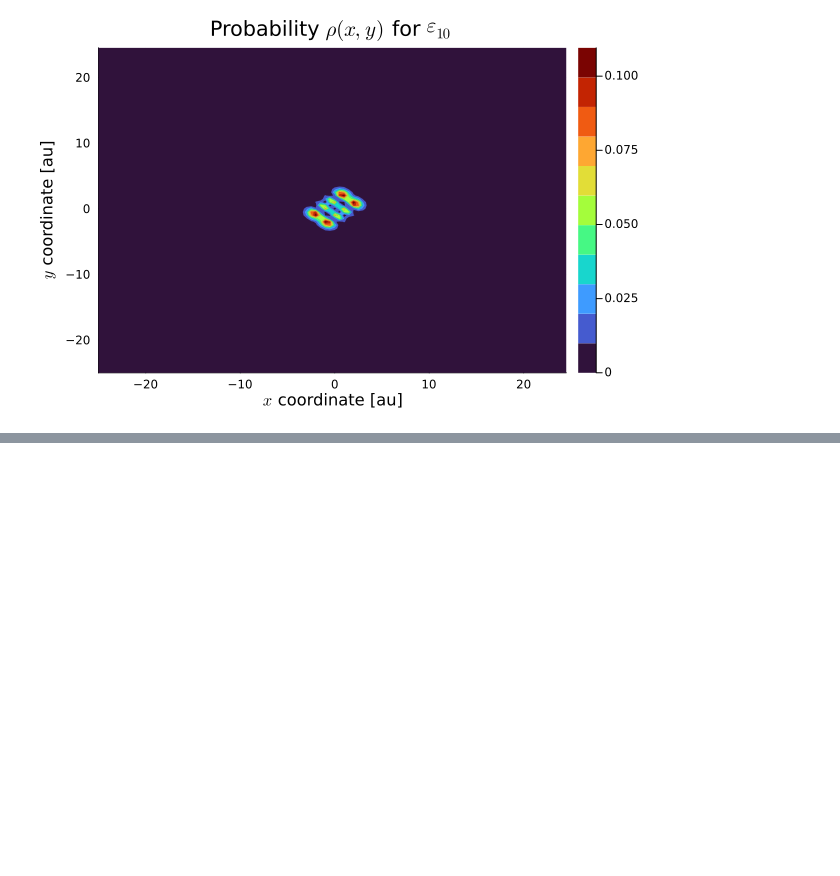
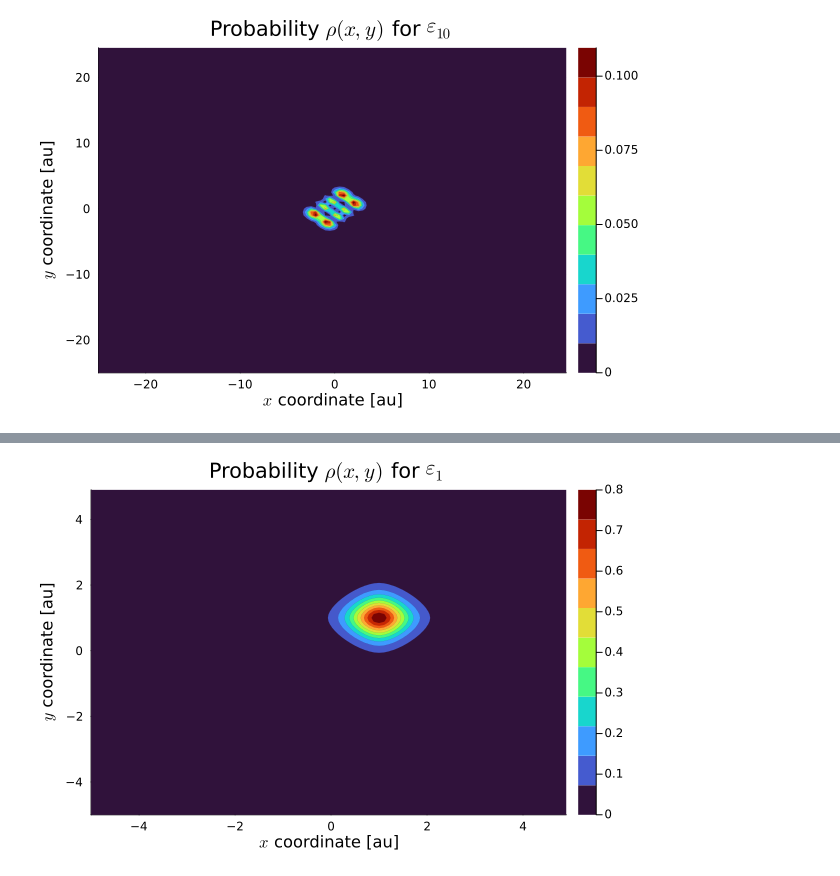
Before and after one commit to mendzmartin/FEMTISE_TUTORIAL, a Jupyter notebook: 030_experimentation/030_test/coulomb_potential_2D_parameter_variation/050_analysis/coulomb_potential_2D_parameter_variation.ipynb, the cells around one changed output, grey strips where cells are left out. Cells and saved outputs as stored; diff of their text form; code cells hidden in the pictures; blank space fills up the shorter version.

```diff
--- a/030_experimentation/030_test/coulomb_potential_2D_parameter_variation/050_analysis/coulomb_potential_2D_parameter_variation.ipynb
+++ b/030_experimentation/030_test/coulomb_potential_2D_parameter_variation/050_analysis/coulomb_potential_2D_parameter_variation.ipynb
@@ -87,4 +107,5 @@ effective_electronic_potential_2D (generic function with 1 method)
 path_repository="/home/$(kernel_dir)/github_repositories/my_repositories/FEMTISE_TUTORIAL/"
 path_input_file="$(path_repository)030_experimentation/030_test/coulomb_potential_2D_parameter_variation/020_input/"
 input_file_name="$(path_input_file)input"
+input_file_name_02="$(path_input_file)02_input"
 # %% [output]
@@ -95,3 +116,5 @@ Caruso, Francisco, Vitor Oguri, and Felipe Silveira. "Numerical solutions for a
 simulation_info, output_data = collect_result_data(true,input_file_name)
 # %% [output]
 (InputData2D{Tuple{String, String}, Params2D, FEMTISE.AnalysisParam{Float64}, Tuple{Bool, Nothing}}("/home/martinmendez/github_repositories/my_repositories/FEMTISE_TUTORIAL/030_experimentation/030_tes ...
+# %%
+simulation_info_02, output_data_02 = collect_result_data(true,input_file_name_02)
@@ -109,0 +135,5 @@ display(fig1)
+# %%
+fig2=plot_eigenstates(simulation_info_02,output_data_02,1;mapcolor=:turbo)
+display(fig2)
+# %% [output]
+[figure, added]
```
Also changed, not shown: parts of 6 cells of this notebook, 6 other files.
